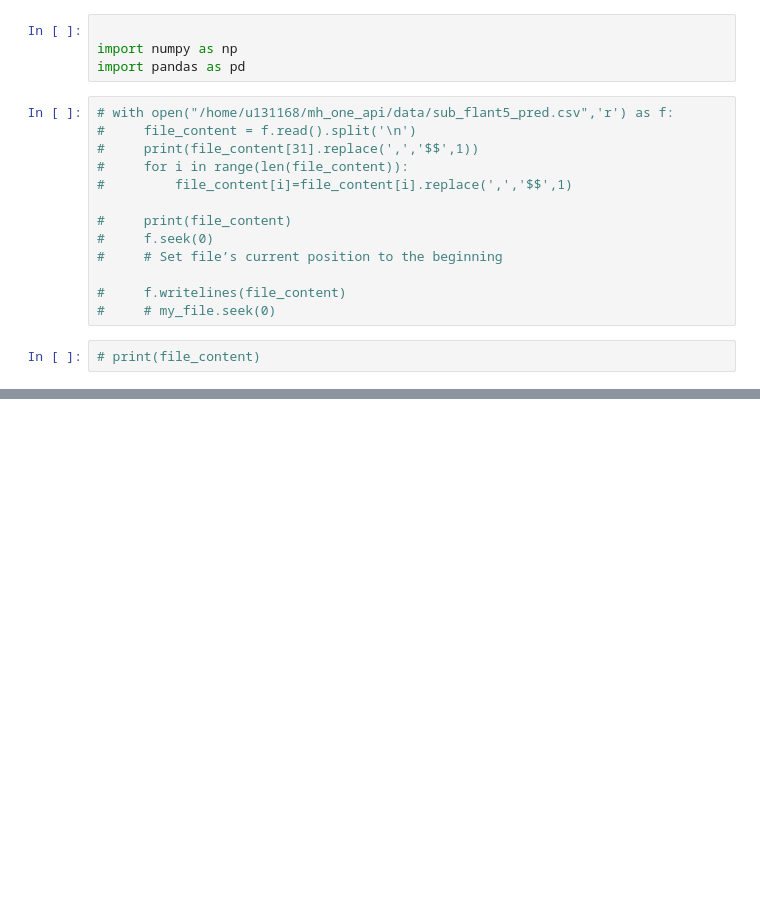
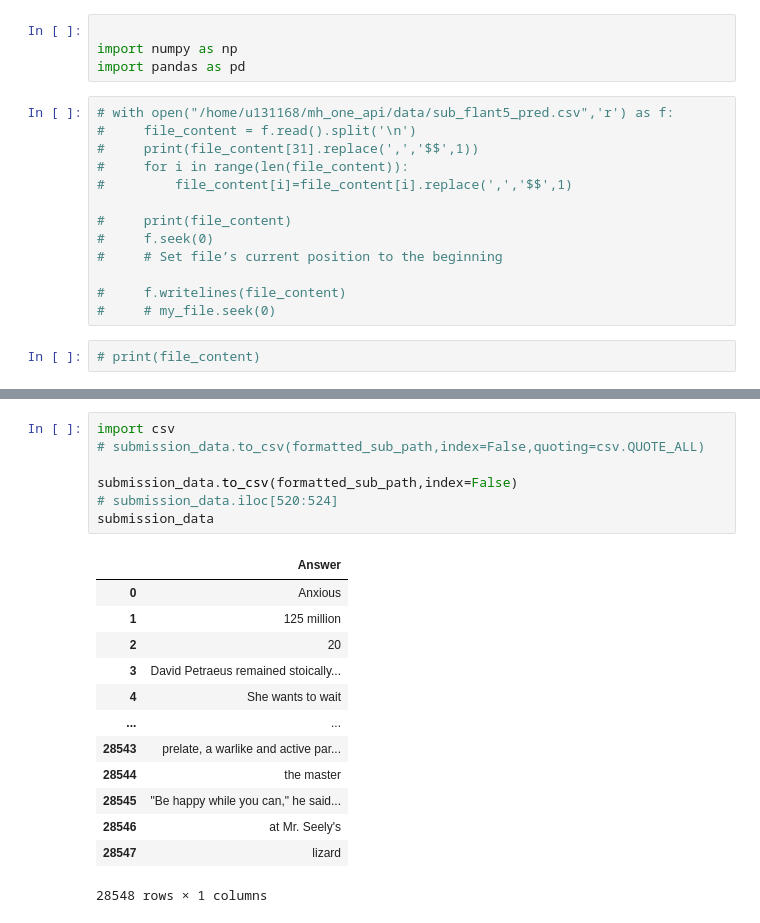
Before and after one commit to redR0b0t/mh_one_api, a Jupyter notebook: model/format_pred.ipynb, the cells around one changed output, grey strips where cells are left out. Cells and saved outputs as stored; diff of their text form; blank space fills up the shorter version.

```diff
--- a/model/format_pred.ipynb
+++ b/model/format_pred.ipynb
@@ -61,0 +85,21 @@ submission_data
+# %%
+import csv
+# submission_data.to_csv(formatted_sub_path,index=False,quoting=csv.QUOTE_ALL)
+
+submission_data.to_csv(formatted_sub_path,index=False)
+# submission_data.iloc[520:524]
+submission_data
+# %% [output]
+|  | Answer |
+| 0 | Anxious |
+| 1 | 125 million |
+| 2 | 20 |
+| 3 | David Petraeus remained stoically... |
+| 4 | She wants to wait |
+| ... | ... |
+| 28543 | prelate, a warlike and active par... |
+| 28544 | the master |
+| 28545 | "Be happy while you can," he said... |
+| 28546 | at Mr. Seely's |
+| 28547 | lizard |
+28548 rows × 1 columns
```
Also changed, not shown: parts of 5 cells of this notebook, 20 other files.
